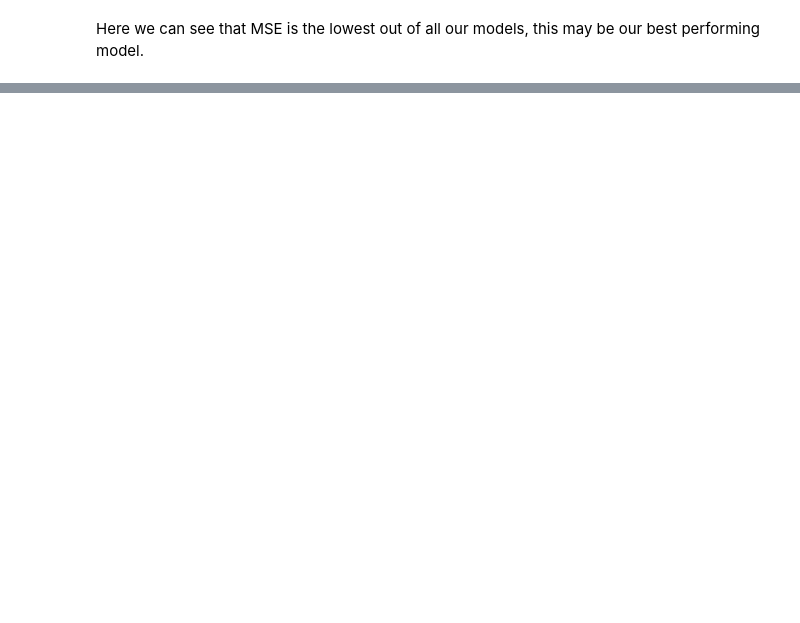
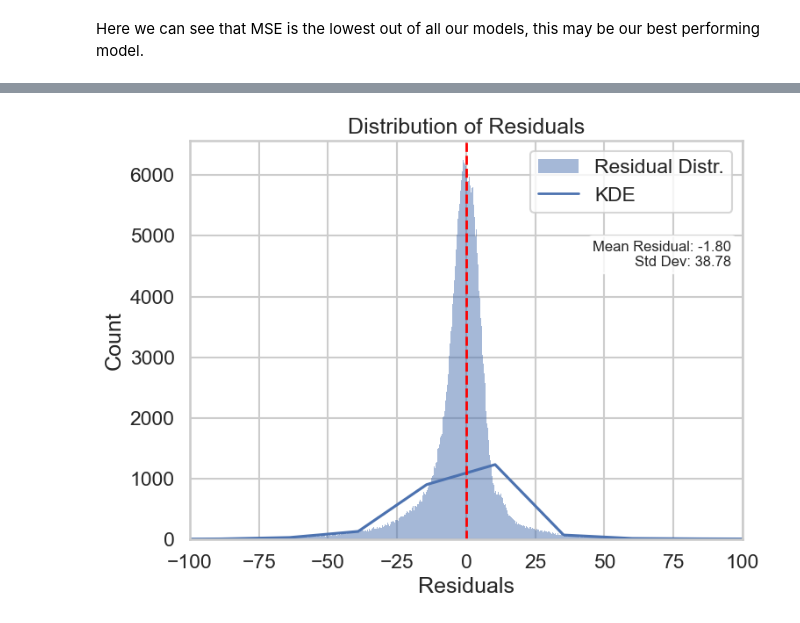
Before and after one commit to axie0927/FindingGhostParticles-RegressionSubgroup, a Jupyter notebook: src/Models/Notebooks/DeepLearning_NN.ipynb, the cells around one changed output, grey strips where cells are left out. Cells and saved outputs as stored; diff of their text form; code cells hidden in the pictures; blank space fills up the shorter version.

```diff
--- a/src/Models/Notebooks/DeepLearning_NN.ipynb
+++ b/src/Models/Notebooks/DeepLearning_NN.ipynb
@@ -185,0 +251,43 @@ Here we can see that MSE is the lowest out of all our models, this may be our be
+# %%
+sns.set(style="whitegrid", context="talk")
+residuals = predictions_original.flatten() - y_test_original.flatten()
+# mean and std of residuals
+residual_mean = np.mean(residuals)
+residual_std = np.std(residuals)
+
+sns.set(style="whitegrid", context="talk")
+
+plt.figure(figsize=(8, 6))
+
+sns.histplot(residuals, kde=True, label="Residual Distr.")
+
+dashed_line = mlines.Line2D(
+    [], [],
+    color="#4C72B0",  # match Seaborn's default blue
+    linestyle="-",
+    linewidth=2,
+    label="KDE Dashed"
+)
+
+handles, labels = plt.gca().get_legend_handles_labels()
+handles.append(dashed_line)
+labels.append("KDE")
+
+plt.legend(handles, labels, loc="upper right")
+
+plt.axvline(0, color='red', linestyle='--', linewidth=2)
+plt.xlim(-100, 100)
+plt.xlabel("Residuals")
+plt.title("Distribution of Residuals")
+props = dict(boxstyle='round', facecolor='white', alpha=0.8)
+textstr = (f"Mean Residual: {residual_mean:.2f}\n"
+           f"Std Dev: {residual_std:.2f}")
+plt.text(0.98, 0.75, textstr, transform=plt.gca().transAxes,
+         fontsize=12, verticalalignment='top', horizontalalignment='right',
+         bbox=props)
+
+plt.tight_layout()
+plt.savefig("NN_Distribution_Residual", dpi=300, bbox_inches="tight")
+plt.show()
+# %% [output]
+[figure, added]
```
Also changed, not shown: parts of 8 cells of this notebook.
